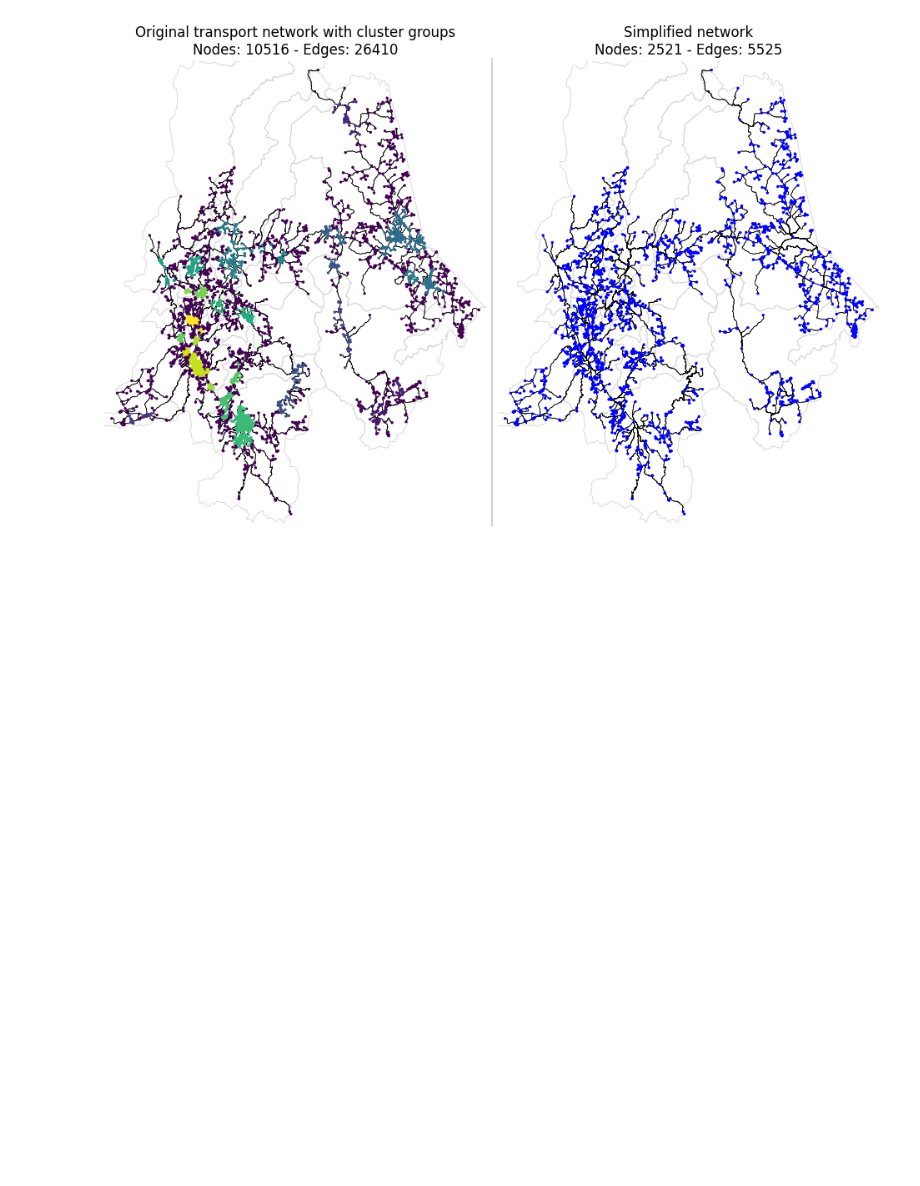
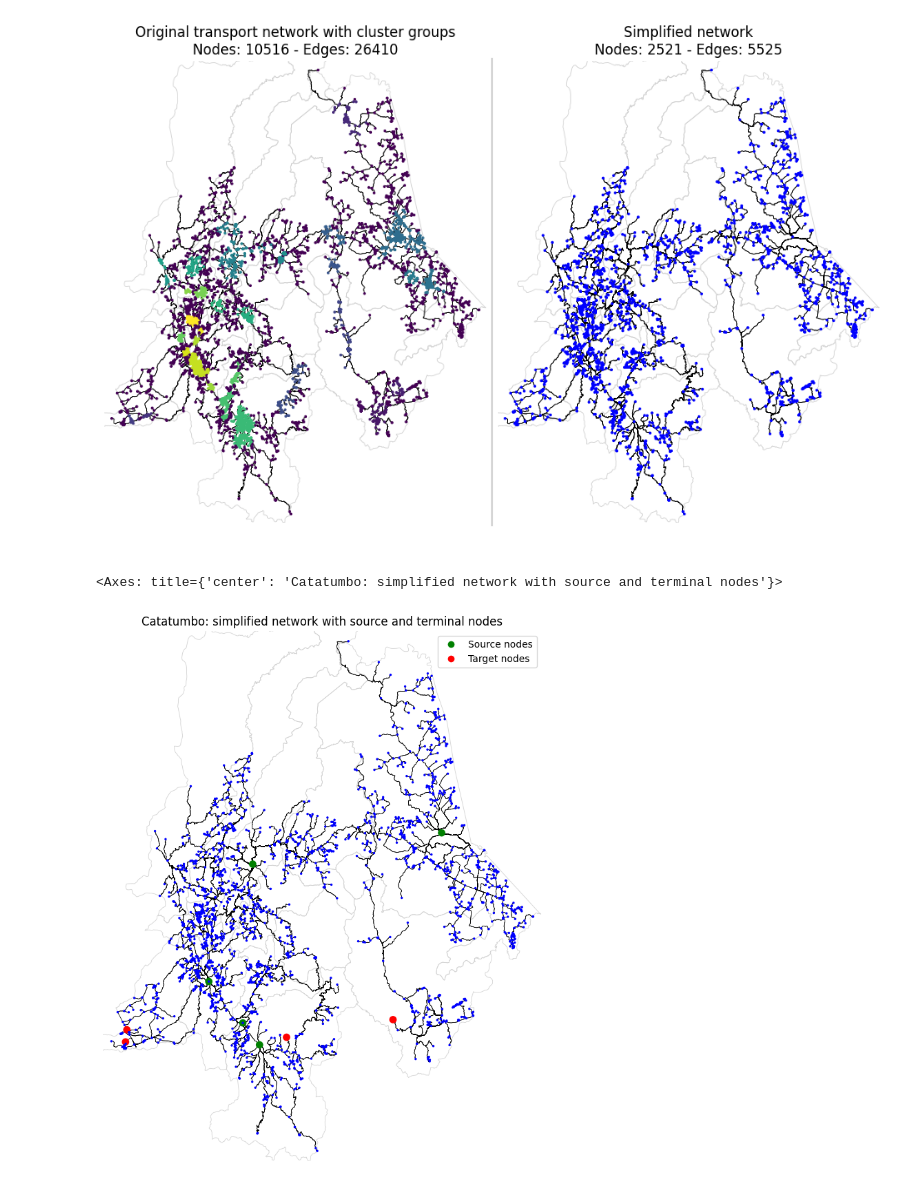
Before and after one commit to dataguirre/reliefNET-GNN-nomad, a Jupyter notebook: scripts/catatumbo_network.ipynb, the cells around one changed output. Saved outputs shown, nothing was run; the diff lists cells and outputs as text; code cells hidden in the pictures; blank space fills up the shorter version.

Commit message:
adding source and terminals to catatumbo network

```diff
--- a/scripts/catatumbo_network.ipynb
+++ b/scripts/catatumbo_network.ipynb
@@ -36,3 +42,13 @@ gdf, G = build_graph(cities)
 G = simplify_graph(G, gdf, plot = True)
 # %% [output]
 [figure]
+# %%
+# Select 5 ources and 4 targets.
+# Sources are nodes with highest out-degree and target nodes are defined as the nodes with the lowest in-degree
+
+source_target = get_sources_targets(G, n_sources=5, n_targets=4)
+plot_graph(gdf, G, source_target = source_target,
+           title = "Catatumbo: simplified network with source and terminal nodes")
+# %% [output]
+<Axes: title={'center': 'Catatumbo: simplified network with source and terminal nodes'}>
+[figure, added]
```
Also changed, not shown: parts of 1 cell of this notebook, 1 other file.
